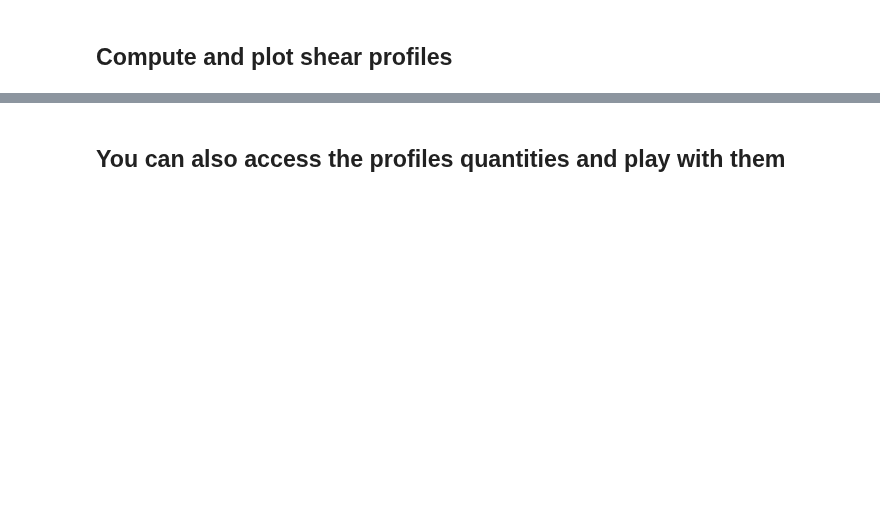
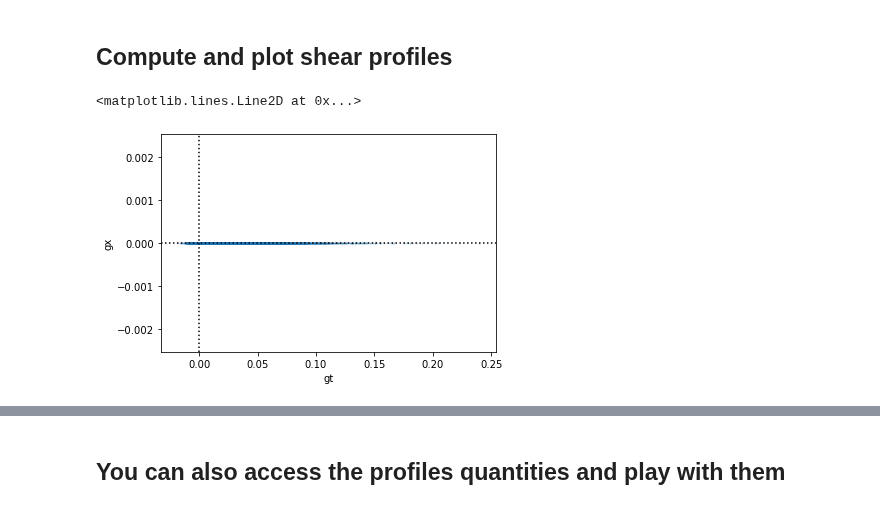
Before and after one commit to LSSTDESC/CLMM, a Jupyter notebook: examples/demo_of_polaraveraging.ipynb, the cells around one changed output, grey strips where cells are left out. Drawn from its saved outputs; the diff is of its cells as text; code cells hidden in the pictures; blank space fills up the shorter version.

```diff
--- a/examples/demo_of_polaraveraging.ipynb
+++ b/examples/demo_of_polaraveraging.ipynb
@@ -92,11 +89,14 @@ theta, g_t , g_x = pa.compute_shear(cl, geometry = "flat")
 # %%
 #check the shear, now the shear can be accessed through the cluster object
 fig, ax1 = plt.subplots(1,1)
 
 ax1.scatter(cl.galcat['gt'],cl.galcat['gx'], s = 1, alpha = 0.2)
-ax1.set_xlabel('e1')
-ax1.set_ylabel('e2');
+ax1.set_xlabel('gt')
+ax1.set_ylabel('gx');
 ax1.axvline(0, linestyle = 'dotted', color ='black')
 ax1.axhline(0, linestyle = 'dotted', color ='black')
+# %% [output]
+<matplotlib.lines.Line2D at 0x...>
+[figure, added]
 # %%
 plt.hist(cl.galcat['gt'],bins=20)
```
Also changed, not shown: parts of 15 cells of this notebook, 1 other file.
